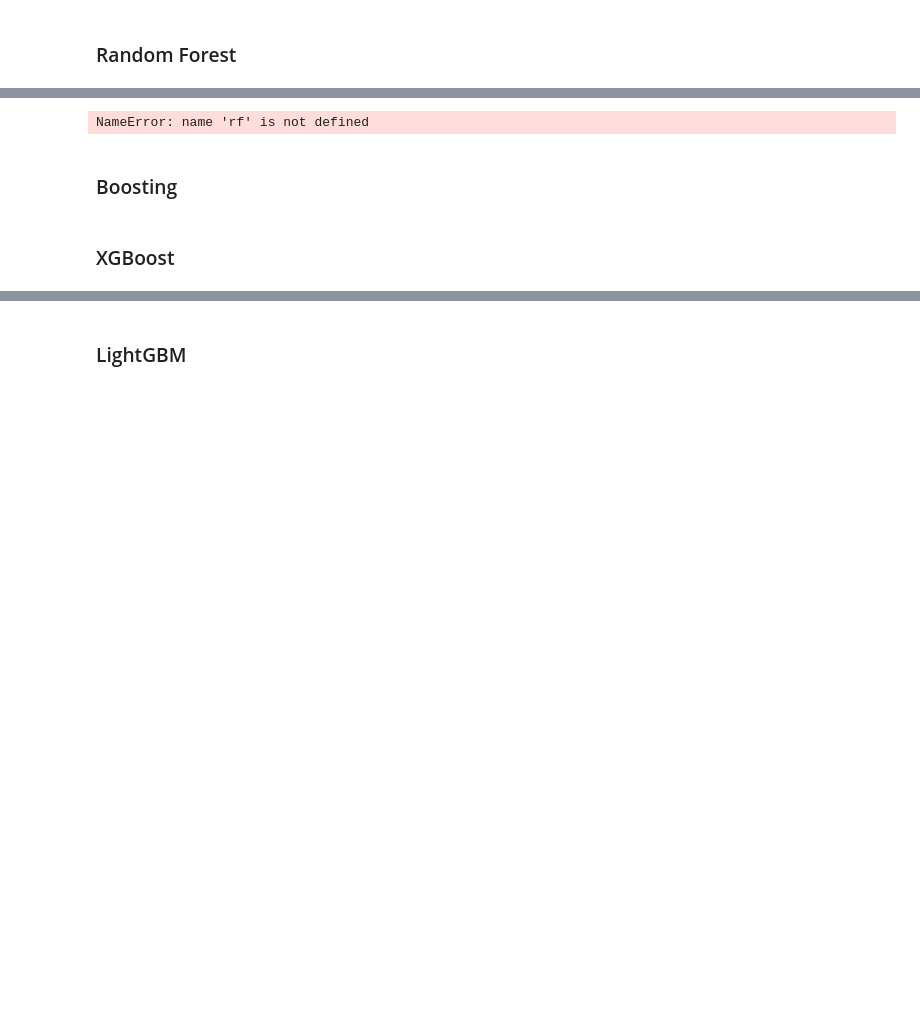
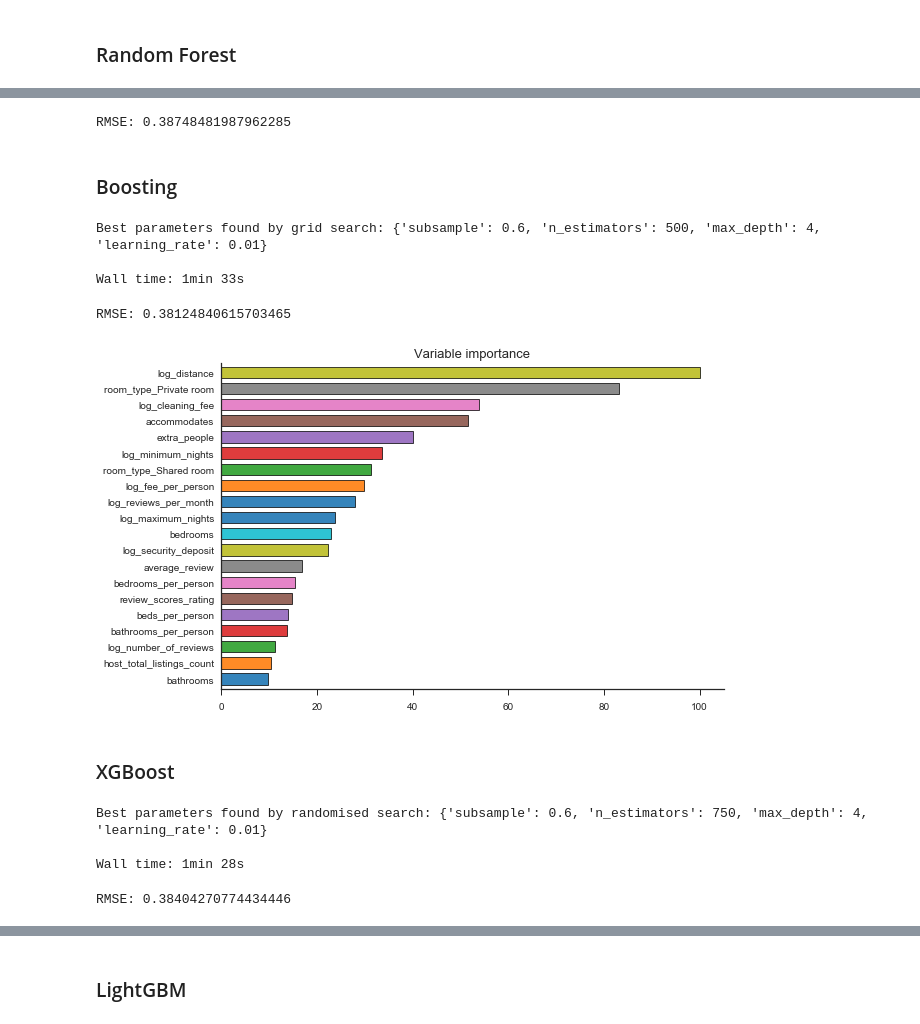
Before and after one commit to jackweou/QBUS3820, a Jupyter notebook: Airbnb.ipynb, the cells around one changed output, grey strips where cells are left out. Cells and saved outputs as stored; diff of their text form; code cells hidden in the pictures; blank space fills up the shorter version.

```diff
--- a/Airbnb.ipynb
+++ b/Airbnb.ipynb
@@ -412,21 +188,3 @@ from sklearn.ensemble import RandomForestRegressor, BaggingRegressor, GradientBo
 import xgboost as xgb
 import lightgbm as lgb
 from mlxtend.regressor import StackingCVRegressor
-# %%
-response = 'price'
-predictors = [x for x in list(data.columns) if x not in response]
-
-# Randomly split indexes
-index_train, index_test  = train_test_split(np.array(data.index), train_size=0.7, random_state=42)
-
-# Write training and test sets
-train = data.loc[index_train, :].copy()
-test =  data.loc[index_test, :].copy()
-
-# Write training and test response vectors
-y_train = np.log(train[response])
-y_test = np.log(test[response])
-
-# Write training and test design matrices
-X_train = train[predictors].copy()
-X_test = test[predictors].copy()
@@ -512,11 +276,11 @@ tuning_parameters = {
     'max_depth': np.arange(1, 30),
 }
 
-#tree = RandomizedSearchCV(model, tuning_parameters, n_iter=20, cv=5, return_train_score=False, n_jobs=1, random_state=1)
+#tree_search = RandomizedSearchCV(model, tuning_parameters, n_iter=20, cv=5, return_train_score=False, n_jobs=1, random_state=1)
+tree_search = GridSearchCV(model, tuning_parameters, cv=5, return_train_score=False, n_jobs=1)
+tree_search.fit(X_train, y_train)
+tree = tree_search.best_estimator_
 
-tree = GridSearchCV(model, tuning_parameters, cv=5, return_train_score=False, n_jobs=1)
-
-tree.fit(X_train, y_train)
-
-print('Best parameters:', tree.best_params_)
+score(tree)
+print('Best parameters:', tree_search.best_params_)
 # %% [output]
@@ -557,8 +323,9 @@ KeyboardInterrupt:
 # %%
 rf.n_estimators = 500
 rf.fit(X_train, y_train)
+score(rf)
 # %% [output]
-NameError: name 'rf' is not defined
+RMSE: 0.38748481987962285
 # %% [markdown]
 ### Boosting
 # %%
@@ -572,20 +339,27 @@ tuning_parameters = {
     'subsample' : [0.6, 0.8, 1.0]
 }
 
-#gb = RandomizedSearchCV(model, tuning_parameters, n_iter=50, cv=10, return_train_score=False, n_jobs=1, random_state=1)
+gb_search = RandomizedSearchCV(model, tuning_parameters, n_iter=20, cv=5, return_train_score=False, n_jobs=1, random_state=1)
+#gb = GridSearchCV(model, tuning_parameters, cv=10, return_train_score=False, n_jobs=1)
+gb_search.fit(X_train, y_train)
 
-gb = GridSearchCV(model, tuning_parameters, cv=10, return_train_score=False, n_jobs=1)
-
-gb.fit(X_train, y_train)
-
-print('Best parameters found by grid search:', gb.best_params_, '\n')
+print('Best parameters found by grid search:', gb_search.best_params_, '\n')
+# %% [output]
+Best parameters found by grid search: {'subsample': 0.6, 'n_estimators': 500, 'max_depth': 4, 'learning_rate': 0.01}
+
+Wall time: 1min 33s
 # %%
-gb.best_estimator_
+gb = gb_search.best_estimator_
+score(gb)
+# %% [output]
+RMSE: 0.38124840615703465
 # %%
 from statlearning import plot_feature_importance
 
-plot_feature_importance(gb.best_estimator_, predictors)
+plot_feature_importance(gb, predictors)
 plt.show()
+# %% [output]
+[figure, added]
 # %% [markdown]
 ### XGBoost
 # %%
@@ -600,13 +374,20 @@ tuning_parameters = {
     'subsample' : [0.6, 0.8, 1.0],
 }
 
-gb_search = RandomizedSearchCV(model, tuning_parameters, n_iter=16, cv=5, return_train_score=False, n_jobs=4, random_state=1)
-
+gb_search = RandomizedSearchCV(model, tuning_parameters, n_iter=20, cv=5, return_train_score=False, n_jobs=1, random_state=1)
+#gb = GridSearchCV(model, tuning_parameters, cv=10, return_train_score=False, n_jobs=1)
 gb_search.fit(X_train, y_train)
 
-xbst = gb_search.best_estimator_
-
 print('Best parameters found by randomised search:', gb_search.best_params_, '\n')
+# %% [output]
+Best parameters found by randomised search: {'subsample': 0.6, 'n_estimators': 750, 'max_depth': 4, 'learning_rate': 0.01}
+
+Wall time: 1min 28s
+# %%
+xbst = gb_search.best_estimator_
+score(xbst)
+# %% [output]
+RMSE: 0.38404270774434446
 # %%
 plot_feature_importance(xbst, labels=predictors)
 plt.show()
```
Also changed, not shown: parts of 87 cells of this notebook.
